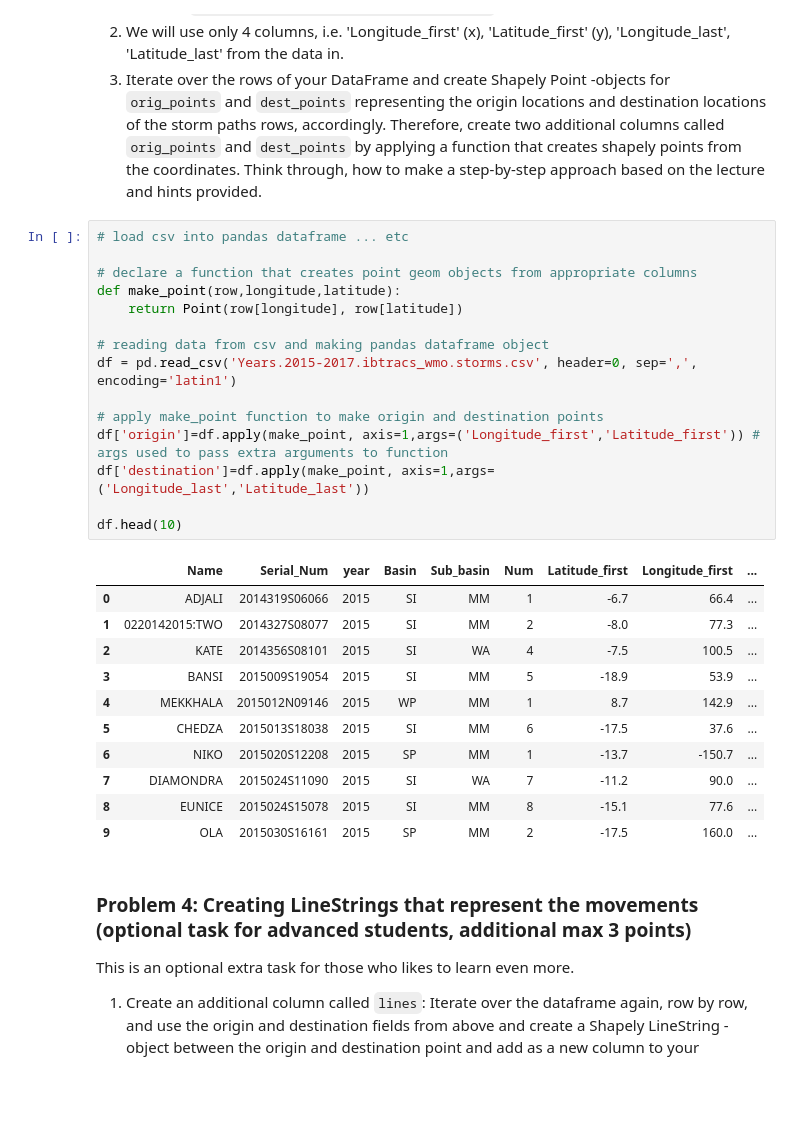
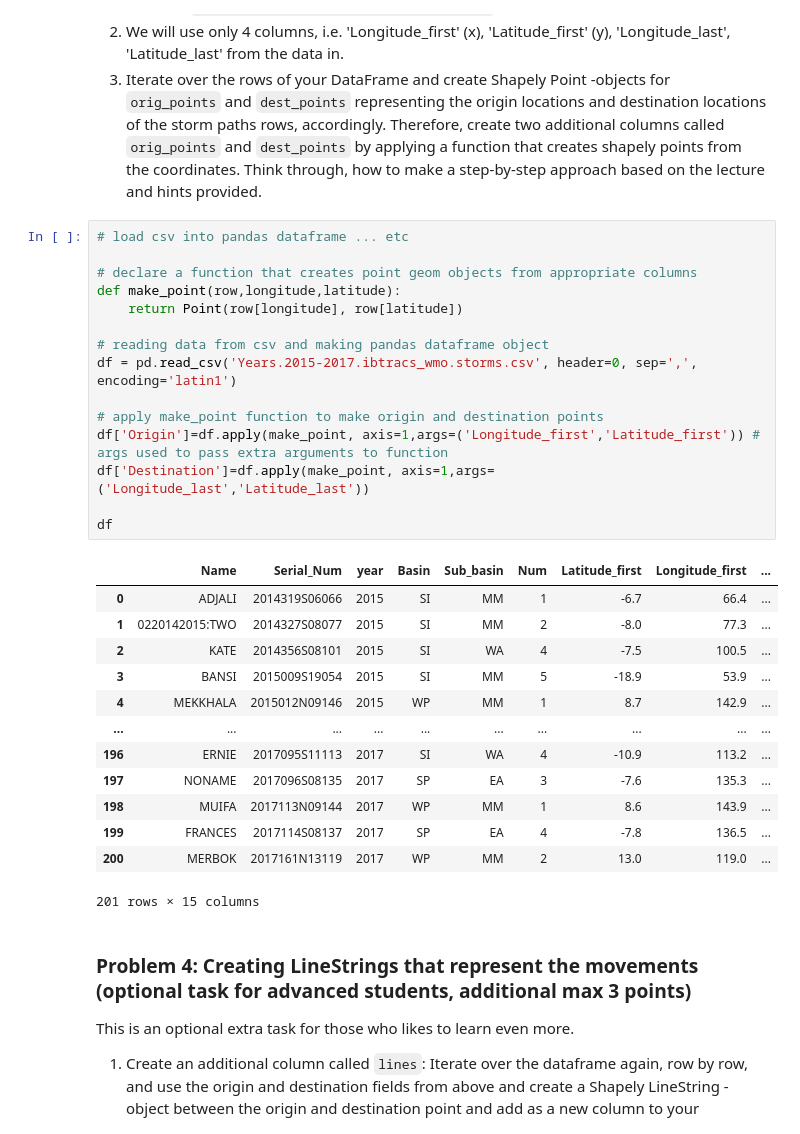
Before and after one commit to Bakhtiyar-Garashov/GeoPython2020, a Jupyter notebook: Assignment1/assignment1.ipynb, the cells around one changed output. Cells and saved outputs as stored; diff of their text form; blank space fills up the shorter version.

```diff
--- a/Assignment1/assignment1.ipynb
+++ b/Assignment1/assignment1.ipynb
@@ -261,30 +259,32 @@ Thus, we have many columns of data, but the few important ones are:
 # %%
 # load csv into pandas dataframe ... etc
 
 # declare a function that creates point geom objects from appropriate columns
 def make_point(row,longitude,latitude):
     return Point(row[longitude], row[latitude])
 
 # reading data from csv and making pandas dataframe object
 df = pd.read_csv('Years.2015-2017.ibtracs_wmo.storms.csv', header=0, sep=',', encoding='latin1')
 
 # apply make_point function to make origin and destination points
-df['origin']=df.apply(make_point, axis=1,args=('Longitude_first','Latitude_first')) # args used to pass extra arguments to function
-df['destination']=df.apply(make_point, axis=1,args=('Longitude_last','Latitude_last'))
+df['Origin']=df.apply(make_point, axis=1,args=('Longitude_first','Latitude_first')) # args used to pass extra arguments to function
+df['Destination']=df.apply(make_point, axis=1,args=('Longitude_last','Latitude_last'))
 
-df.head(10)
+df
 # %% [output]
 |  | Name | Serial_Num | year | Basin | Sub_basin | Num | Latitude_first | Longitude_first | ... |
 | 0 | ADJALI | 2014319S06066 | 2015 | SI | MM | 1 | -6.7 | 66.4 | ... |
 | 1 | 0220142015:TWO | 2014327S08077 | 2015 | SI | MM | 2 | -8.0 | 77.3 | ... |
 | 2 | KATE | 2014356S08101 | 2015 | SI | WA | 4 | -7.5 | 100.5 | ... |
 | 3 | BANSI | 2015009S19054 | 2015 | SI | MM | 5 | -18.9 | 53.9 | ... |
 | 4 | MEKKHALA | 2015012N09146 | 2015 | WP | MM | 1 | 8.7 | 142.9 | ... |
-| 5 | CHEDZA | 2015013S18038 | 2015 | SI | MM | 6 | -17.5 | 37.6 | ... |
-| 6 | NIKO | 2015020S12208 | 2015 | SP | MM | 1 | -13.7 | -150.7 | ... |
-| 7 | DIAMONDRA | 2015024S11090 | 2015 | SI | WA | 7 | -11.2 | 90.0 | ... |
-| 8 | EUNICE | 2015024S15078 | 2015 | SI | MM | 8 | -15.1 | 77.6 | ... |
-| 9 | OLA | 2015030S16161 | 2015 | SP | MM | 2 | -17.5 | 160.0 | ... |
+| ... | ... | ... | ... | ... | ... | ... | ... | ... | ... |
+| 196 | ERNIE | 2017095S11113 | 2017 | SI | WA | 4 | -10.9 | 113.2 | ... |
+| 197 | NONAME | 2017096S08135 | 2017 | SP | EA | 3 | -7.6 | 135.3 | ... |
+| 198 | MUIFA | 2017113N09144 | 2017 | WP | MM | 1 | 8.6 | 143.9 | ... |
+| 199 | FRANCES | 2017114S08137 | 2017 | SP | EA | 4 | -7.8 | 136.5 | ... |
+| 200 | MERBOK | 2017161N13119 | 2017 | WP | MM | 2 | 13.0 | 119.0 | ... |
+201 rows × 15 columns
 # %% [markdown]
 ### Problem 4: Creating LineStrings that represent the movements (optional task for advanced students, additional max 3 points)
 
```
Also changed, not shown: parts of 3 cells of this notebook.
